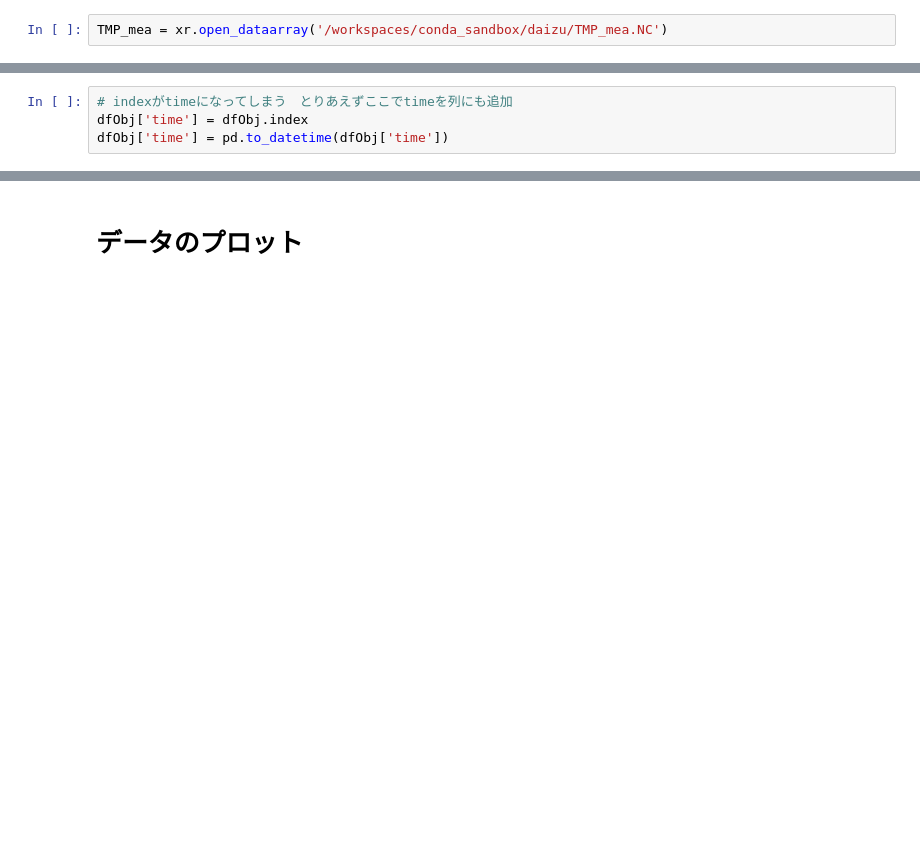
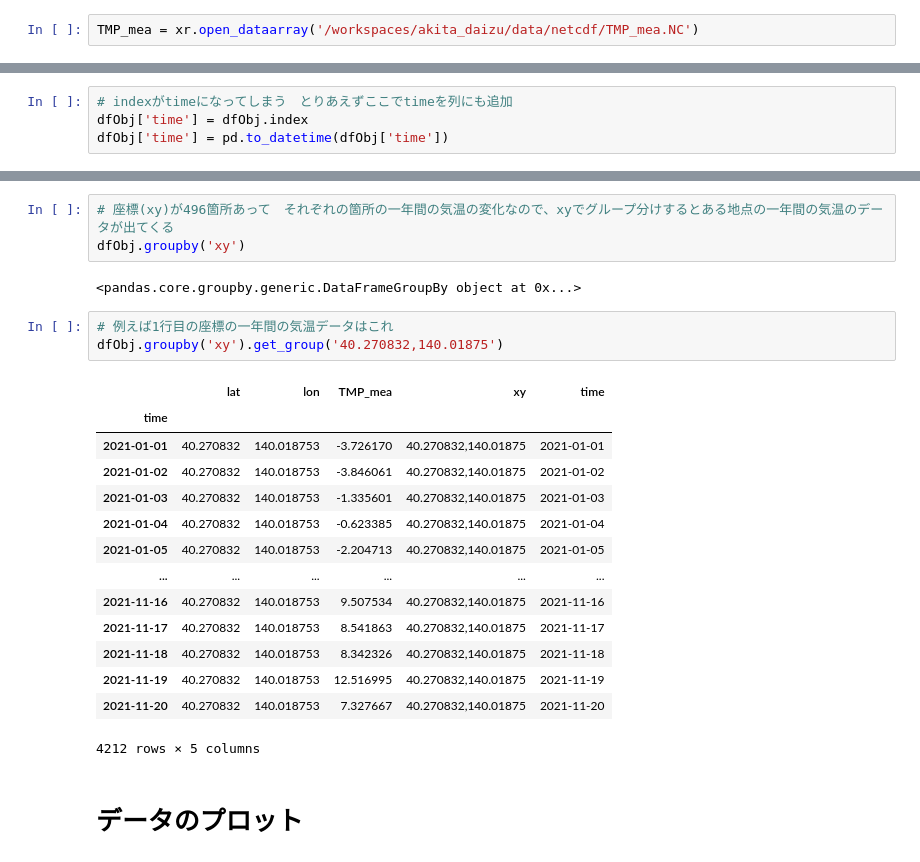
Before and after one commit to sagri-tokyo/akita_daizu, a Jupyter notebook: 1.気象データとxarray.ipynb, the cells around one changed output, grey strips where cells are left out. Drawn from its saved outputs; the diff is of its cells as text; blank space fills up the shorter version.

```diff
--- a/1.大豆xarray.ipynb
+++ b/1.気象データとxarray.ipynb
@@ -148,2 +165,2 @@ TMP_ave = xr.open_dataarray('/workspaces/conda_sandbox/daizu/TMP_AVE.NC')
 # %%
-TMP_mea = xr.open_dataarray('/workspaces/conda_sandbox/daizu/TMP_mea.NC')
+TMP_mea = xr.open_dataarray('/workspaces/akita_daizu/data/netcdf/TMP_mea.NC')
@@ -201,2 +202,25 @@ dfObj
+# %%
+# 座標(xy)が496箇所あって　それぞれの箇所の一年間の気温の変化なので、xyでグループ分けするとある地点の一年間の気温のデータが出てくる
+dfObj.groupby('xy')
+# %% [output]
+<pandas.core.groupby.generic.DataFrameGroupBy object at 0x...>
+# %%
+# 例えば1行目の座標の一年間の気温データはこれ
+dfObj.groupby('xy').get_group('40.270832,140.01875')
+# %% [output]
+|  | lat | lon | TMP_mea | xy | time |
+| time |  |  |  |  |  |
+| 2021-01-01 | 40.270832 | 140.018753 | -3.726170 | 40.270832,140.01875 | 2021-01-01 |
+| 2021-01-02 | 40.270832 | 140.018753 | -3.846061 | 40.270832,140.01875 | 2021-01-02 |
+| 2021-01-03 | 40.270832 | 140.018753 | -1.335601 | 40.270832,140.01875 | 2021-01-03 |
+| 2021-01-04 | 40.270832 | 140.018753 | -0.623385 | 40.270832,140.01875 | 2021-01-04 |
+| 2021-01-05 | 40.270832 | 140.018753 | -2.204713 | 40.270832,140.01875 | 2021-01-05 |
+| ... | ... | ... | ... | ... | ... |
+| 2021-11-16 | 40.270832 | 140.018753 | 9.507534 | 40.270832,140.01875 | 2021-11-16 |
+| 2021-11-17 | 40.270832 | 140.018753 | 8.541863 | 40.270832,140.01875 | 2021-11-17 |
+| 2021-11-18 | 40.270832 | 140.018753 | 8.342326 | 40.270832,140.01875 | 2021-11-18 |
+| 2021-11-19 | 40.270832 | 140.018753 | 12.516995 | 40.270832,140.01875 | 2021-11-19 |
+| 2021-11-20 | 40.270832 | 140.018753 | 7.327667 | 40.270832,140.01875 | 2021-11-20 |
+4212 rows × 5 columns
 # %% [markdown]
 # データのプロット
```
Also changed, not shown: parts of 17 cells of this notebook, 10 other files.
